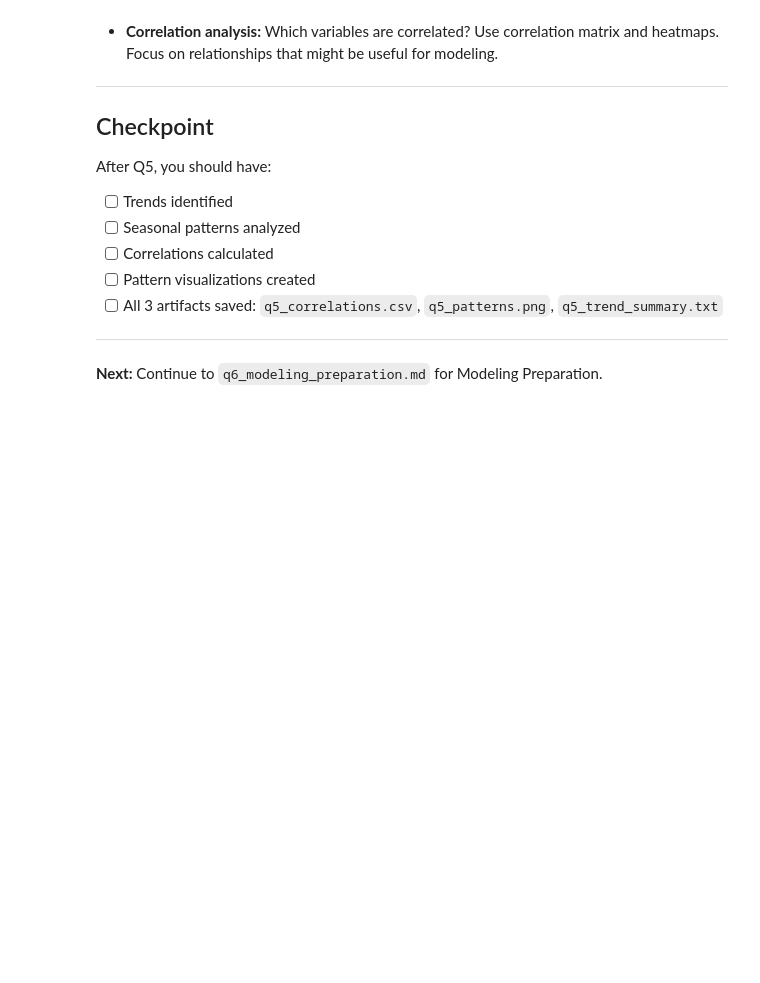
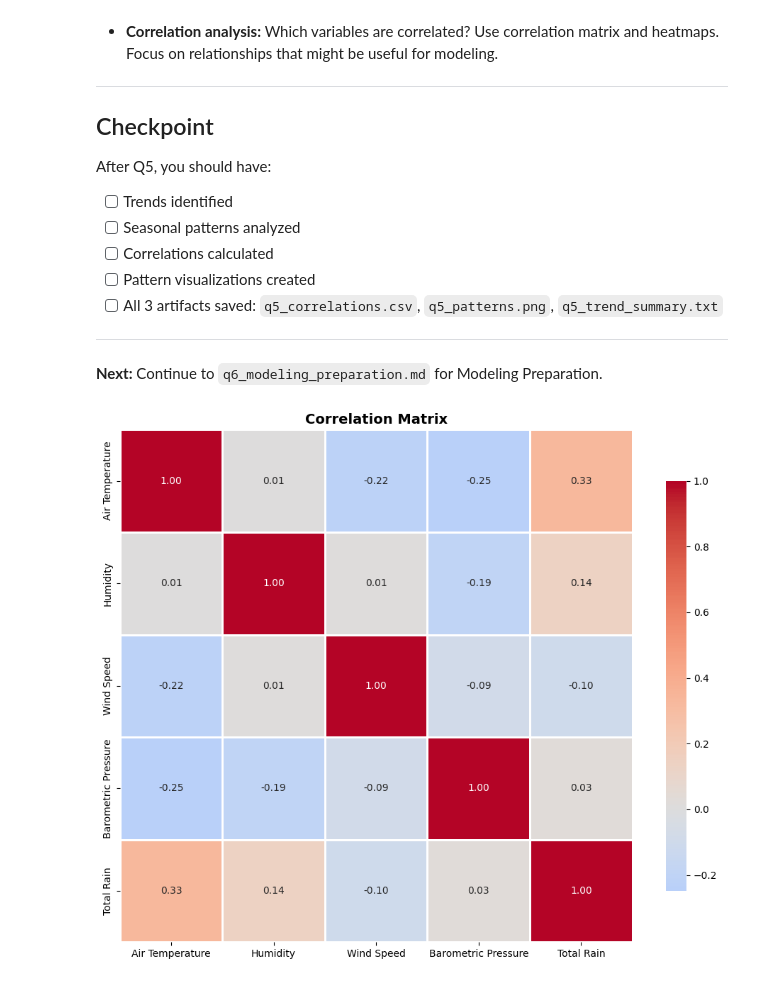
Before and after one commit to UCSF-DataSci/ds217-11-final-t25ara, a Jupyter notebook: q5_pattern_analysis.ipynb, the cells around one changed output. Drawn from its saved outputs; the diff is of its cells as text; code cells hidden in the pictures; blank space fills up the shorter version.

```diff
--- a/q5_pattern_analysis.ipynb
+++ b/q5_pattern_analysis.ipynb
@@ -150,3 +150,17 @@ After Q5, you should have:
 ---
 
 **Next:** Continue to `q6_modeling_preparation.md` for Modeling Preparation.
+# %%
+#square matrix with variable neames as both index and columns
+cols_correlation = ['Air Temperature', 'Humidity', 'Wind Speed', 'Barometric Pressure', 'Total Rain']
+corr_matrix = df[cols_correlation].corr()
+plt.figure(figsize=(10, 8))
+sns.heatmap(corr_matrix, annot=True, fmt='.2f', cmap='coolwarm', center=0,
+            square=True, linewidths=1, cbar_kws={"shrink": 0.8})
+plt.title('Correlation Matrix', fontsize=14, fontweight='bold')
+plt.tight_layout()
+plt.show()
+
+corr_matrix.to_csv('output/q5_correlations.csv')
+# %% [output]
+[figure, added]
```
Also changed, not shown: parts of 3 cells of this notebook, 6 other files.
